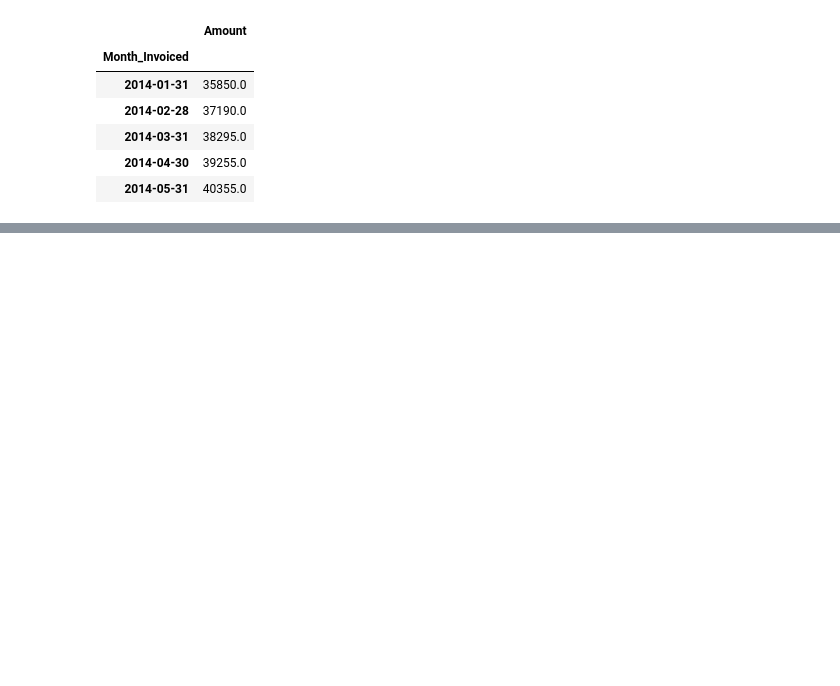
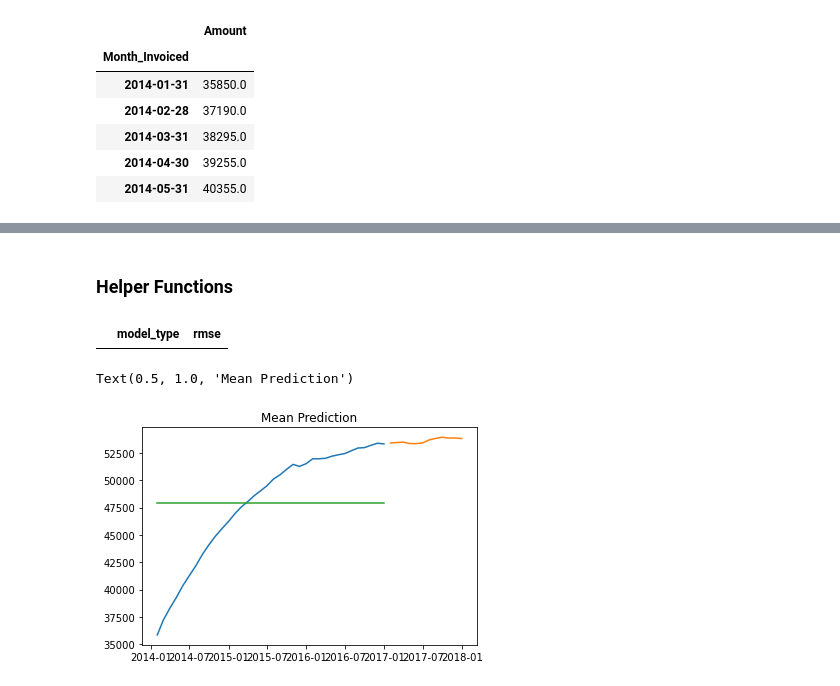
Before and after one commit to HeatherOrtegaMcMillan/time-series-exercises, a Jupyter notebook: model.ipynb, the cells around one changed output, grey strips where cells are left out. Saved outputs shown, nothing was run; the diff lists cells and outputs as text; code cells hidden in the pictures; blank space fills up the shorter version.

Commit message:
update through modeling

```diff
--- a/model.ipynb
+++ b/model.ipynb
@@ -144,0 +170,6 @@ df1.head()
+# %%
+# set train to everything up through 2016 and test to everything in 2017
+train = df1[:'2016']
+test = df1.loc['2017']
+# %% [markdown]
+### Helper Functions
@@ -144,0 +213,19 @@ df1.head()
+# %%
+metric_df = pd.DataFrame(columns=['model_type', 'rmse'])
+metric_df
+# %% [output]
+|  | model_type | rmse |
+# %%
+# simple Average
+
+# assign mean to predictions dataframe
+yhat_df = pd.DataFrame({'mean_pred': train['Amount'].mean()},
+                      index = train.index)
+# %%
+plt.plot(train['Amount'])
+plt.plot(test['Amount'])
+plt.plot(yhat_df['mean_pred'])
+plt.title('Mean Prediction')
+# %% [output]
+Text(0.5, 1.0, 'Mean Prediction')
+[figure, added]
```
Also changed, not shown: parts of 17 cells of this notebook.
